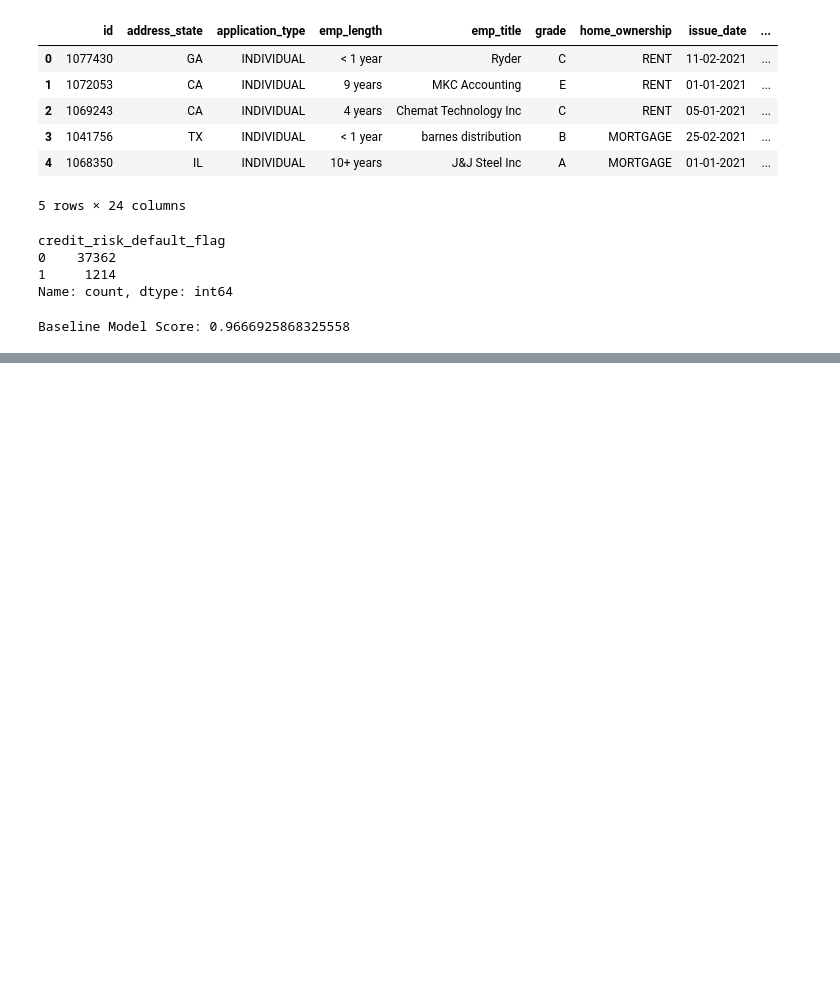
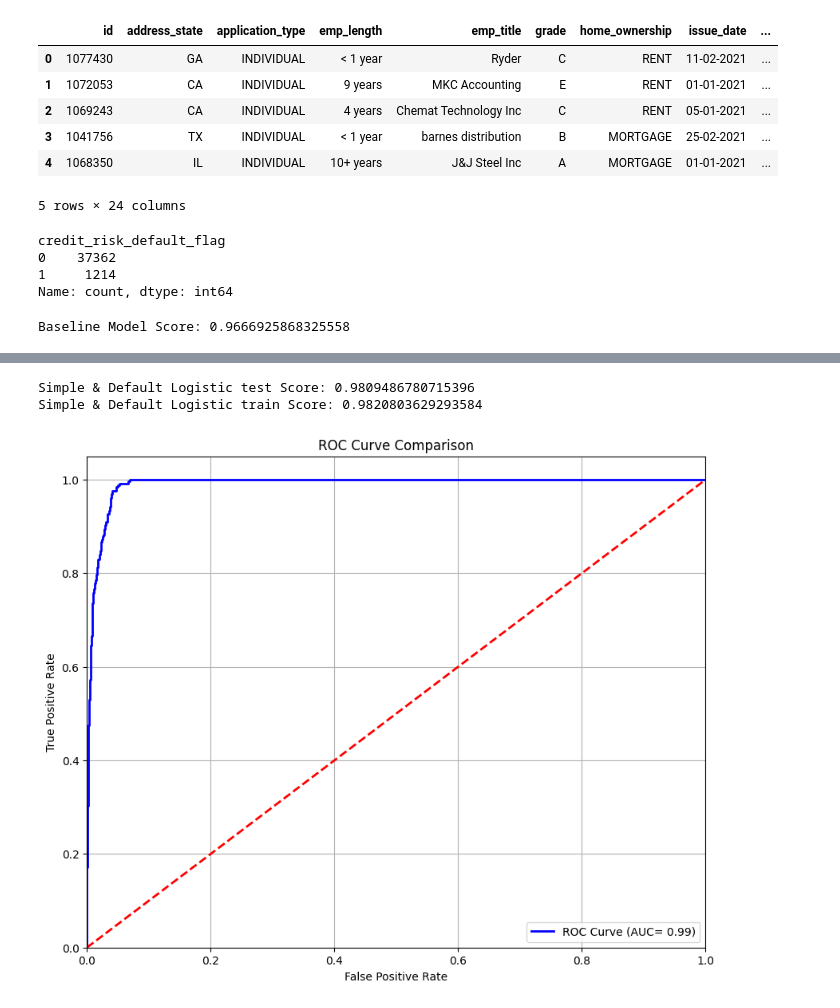
Before and after one commit to SatishKV/UCB-capstone-CreditRisk, a Jupyter notebook: loan_credit_risk_model.ipynb, the cells around one changed output, grey strips where cells are left out. Drawn from its saved outputs; the diff is of its cells as text; code cells hidden in the pictures; blank space fills up the shorter version.

```diff
--- a/loan_credit_risk_model.ipynb
+++ b/loan_credit_risk_model.ipynb
@@ -65,18 +64,19 @@ credit_risk_default_flag
 1     1214
 Name: count, dtype: int64
 # %%
-
-X = loan_df[['emp_length','home_ownership', 'annual_income', 'verification_status',
-              'purpose', 'term','loan_amount','total_acc','int_rate',
+X = loan_df[['emp_length','home_ownership', 'annual_income','verification_status',
+              'purpose', 'term','installment','total_acc', 'int_rate',
              'total_payment','dti']]
 
 y = loan_df['credit_risk_default_flag']
 # %%
+
+
 # Define categorical and numerical features
-categorical_features = ['emp_length', 'home_ownership', 'verification_status','purpose',
-                        'term']
-numerical_features = [ 'annual_income','loan_amount',
-                      'total_acc', 'int_rate','total_payment','dti']
+categorical_features = ['emp_length', 'home_ownership', 'purpose',
+                        'term','verification_status']
+numerical_features = [ 'dti',  'annual_income','installment', 'int_rate',
+                      'total_acc', 'total_payment']
 
 # Define preprocessor for categorical features
 preprocessor = ColumnTransformer(
@@ -102,0 +106,5 @@ Baseline Model Score: 0.9666925868325558
+# %%
+#Create pipeline with preprocessor and Logistic Regressor
+simple_pipe = Pipeline([('preprocessor', preprocessor),
+                     ('classifier', LogisticRegression(max_iter=1000))])
+simple_pipe.fit(X_train, y_train)
@@ -102,0 +124,38 @@ Baseline Model Score: 0.9666925868325558
+# %%
+#Evaluate simple model score
+simple_model_score = simple_pipe.score(X_test,y_test)
+simple_train_score = simple_pipe.score(X_train,y_train)
+
+### ANSWER CHECK
+print("Simple & Default Logistic test Score:",simple_model_score)
+print("Simple & Default Logistic train Score:",simple_train_score)
+# %% [output]
+Simple & Default Logistic test Score: 0.9809486780715396
+Simple & Default Logistic train Score: 0.9820803629293584
+# %%
+#simple_pipe
+# Predict probabilities on the testing data
+probas = simple_pipe.predict_proba(X_test)[:,1]
+#probas
+#y_test
+#Compute ROC Curve & AUC
+#fpr, tpr, thresholds = roc_curve(y_test, probas, pos_label='yes')
+fpr, tpr, thresholds = roc_curve(y_test, probas, pos_label=1)
+roc_auc = auc(fpr, tpr)
+
+# Plot ROC curves
+plt.figure(figsize=(10, 8))
+plt.plot(fpr, tpr, color='blue', lw=2, label='ROC Curve (AUC= %0.2f)' % roc_auc)
+#plt.plot(fpr, tpr, label='Logistc' (AUC = {roc_auc:.2f})')
+
+plt.plot([0, 1], [0, 1], linestyle='--', color='r', lw= '2' )
+plt.xlim([0.0,1.0])
+plt.ylim([0.0,1.05])
+plt.xlabel('False Positive Rate')
+plt.ylabel('True Positive Rate')
+plt.title('ROC Curve Comparison')
+plt.legend()
+plt.grid(True)
+plt.show()
+# %% [output]
+[figure, added]
```
Also changed, not shown: parts of 4 cells of this notebook.
